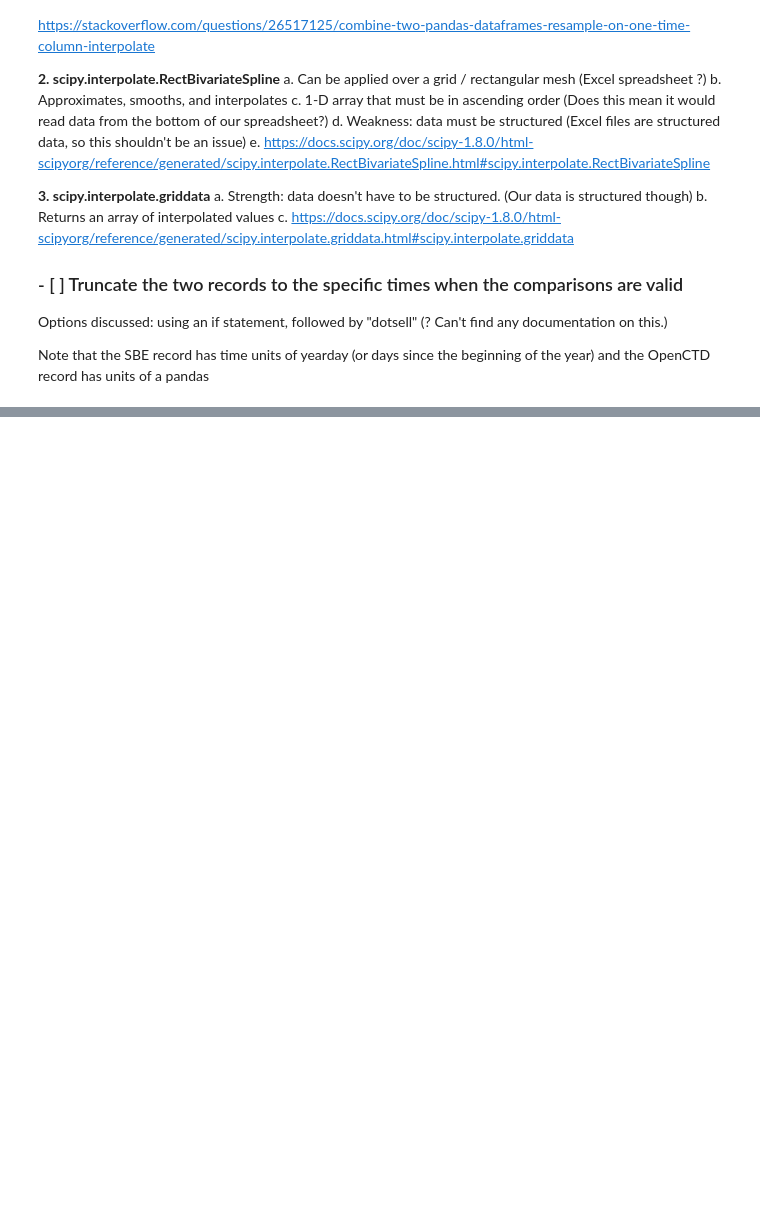
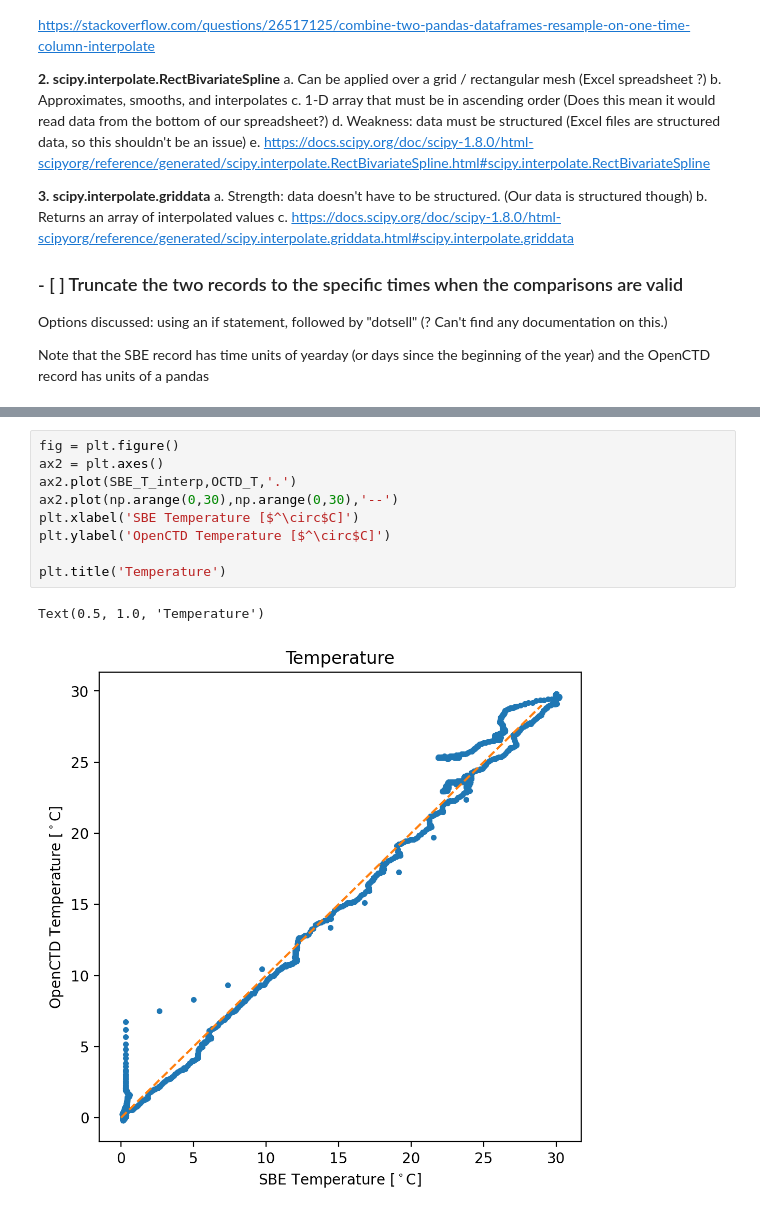
Before and after one commit to jtomfarrar/OpenCTD_testing, a Jupyter notebook: code/read_data.ipynb, the cells around one changed output, grey strips where cells are left out. Saved outputs shown, nothing was run; the diff lists cells and outputs as text; blank space fills up the shorter version.

```diff
--- a/code/read_data.ipynb
+++ b/code/read_data.ipynb
@@ -266,0 +337,12 @@ Note that the SBE record has time units of yearday (or days since the beginning
+# %%
+fig = plt.figure()
+ax2 = plt.axes()
+ax2.plot(SBE_T_interp,OCTD_T,'.')
+ax2.plot(np.arange(0,30),np.arange(0,30),'--')
+plt.xlabel('SBE Temperature [$^\circ$C]')
+plt.ylabel('OpenCTD Temperature [$^\circ$C]')
+
+plt.title('Temperature')
+# %% [output]
+Text(0.5, 1.0, 'Temperature')
+[figure, added]
```
Also changed, not shown: parts of 23 cells of this notebook.
